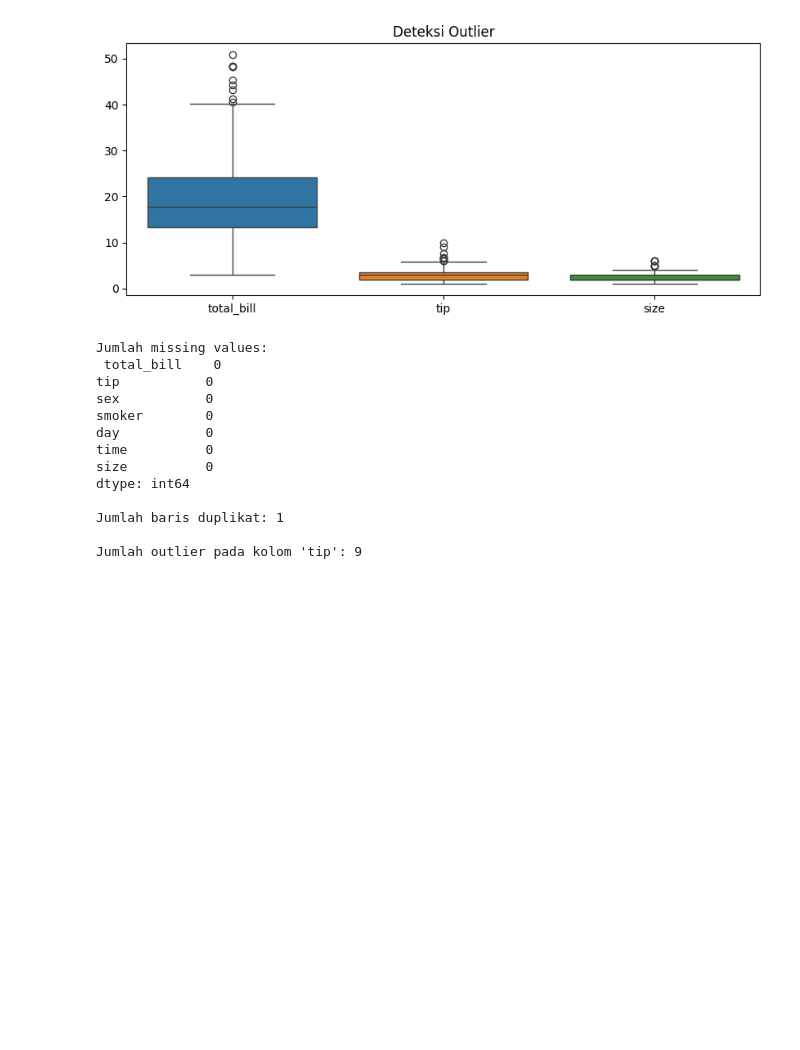
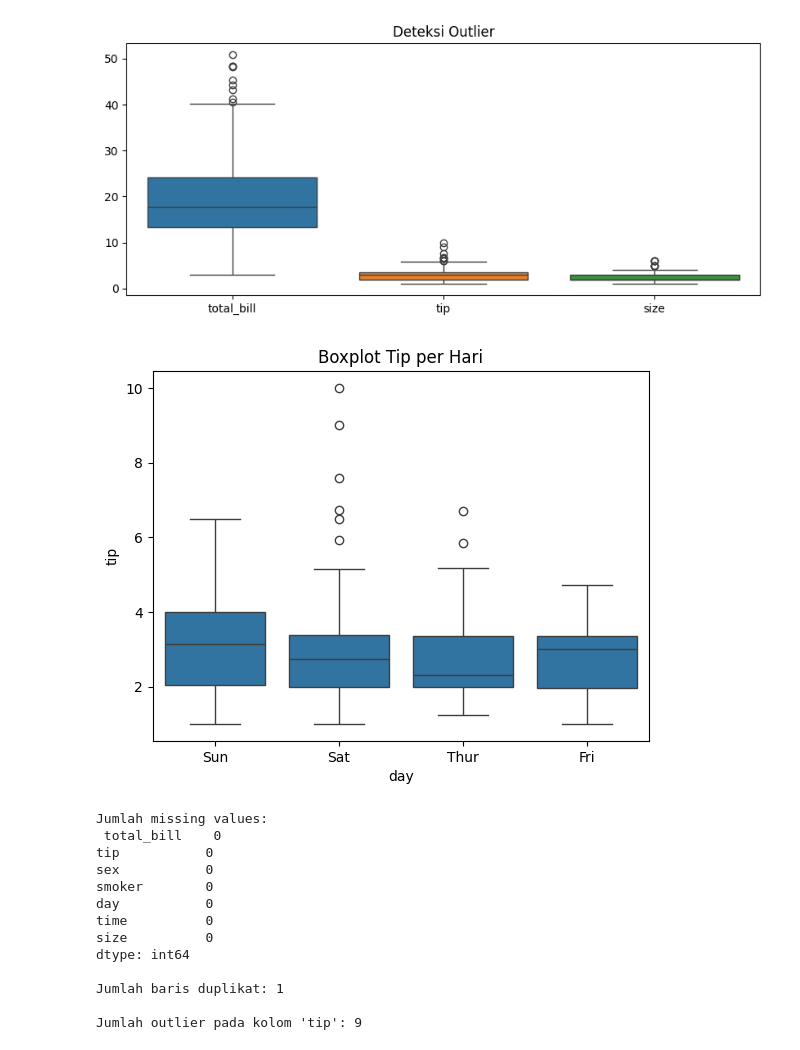
Before and after one commit to robet31/RAPIGANTENG, a Jupyter notebook: Tugas_2-EDA-DataMining.ipynb, the cells around one changed output. Saved outputs shown, nothing was run; the diff lists cells and outputs as text; code cells hidden in the pictures; blank space fills up the shorter version.

```diff
--- a/Tugas_2-EDA-DataMining.ipynb
+++ b/Tugas_2-EDA-DataMining.ipynb
@@ -208,6 +208,18 @@ plt.title('Deteksi Outlier')
 plt.show()
 # %% [output]
 [figure]
+# %%
+# Contoh: Hapus outlier pada 'tip'
+q1 = df['tip'].quantile(0.25)
+q3 = df['tip'].quantile(0.75)
+iqr = q3 - q1
+df_clean = df[(df['tip'] >= q1 - 1.5*iqr) & (df['tip'] <= q3 + 1.5*iqr)]
+
+sns.boxplot(x='day', y='tip', data=df)
+plt.title('Boxplot Tip per Hari')
+plt.show()
+# %% [output]
+[figure, added]
 # %%
 # Missing values
 print("Jumlah missing values:\n", df.isnull().sum())
```
Also changed, not shown: parts of 5 cells of this notebook.
